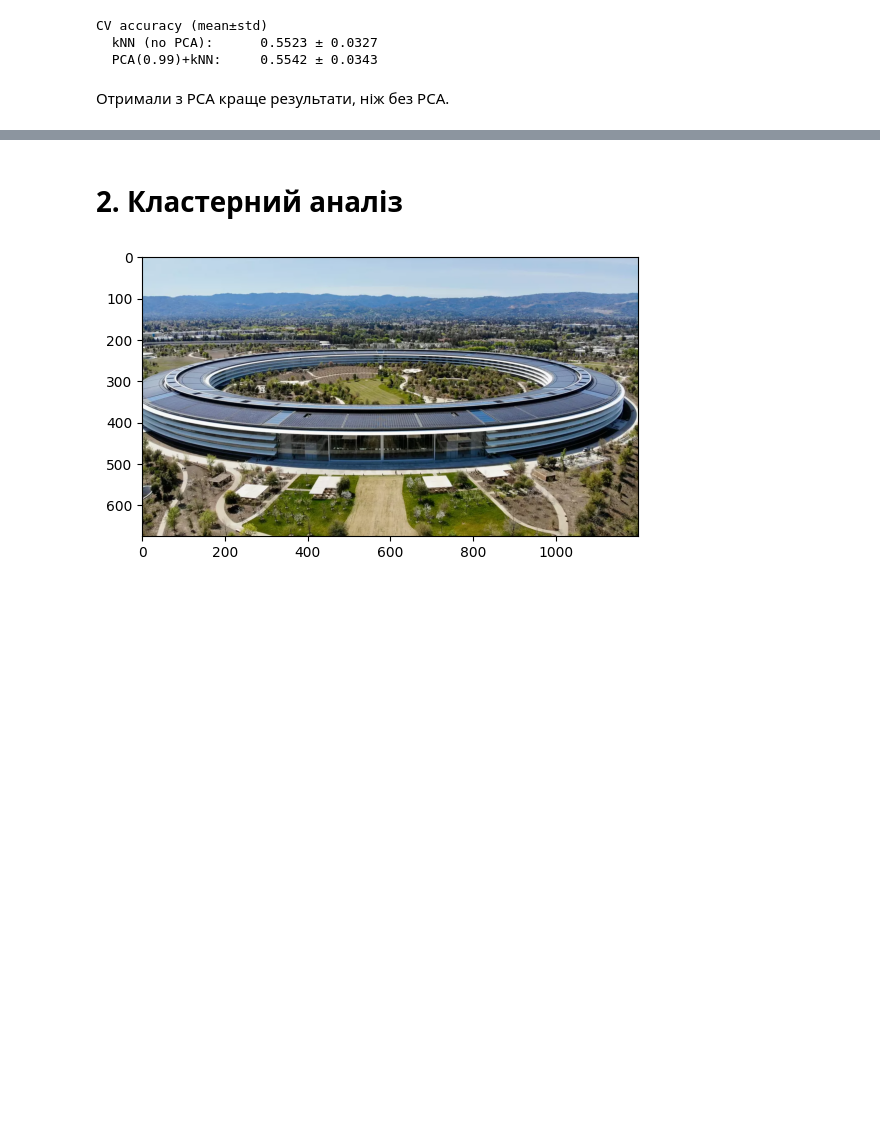
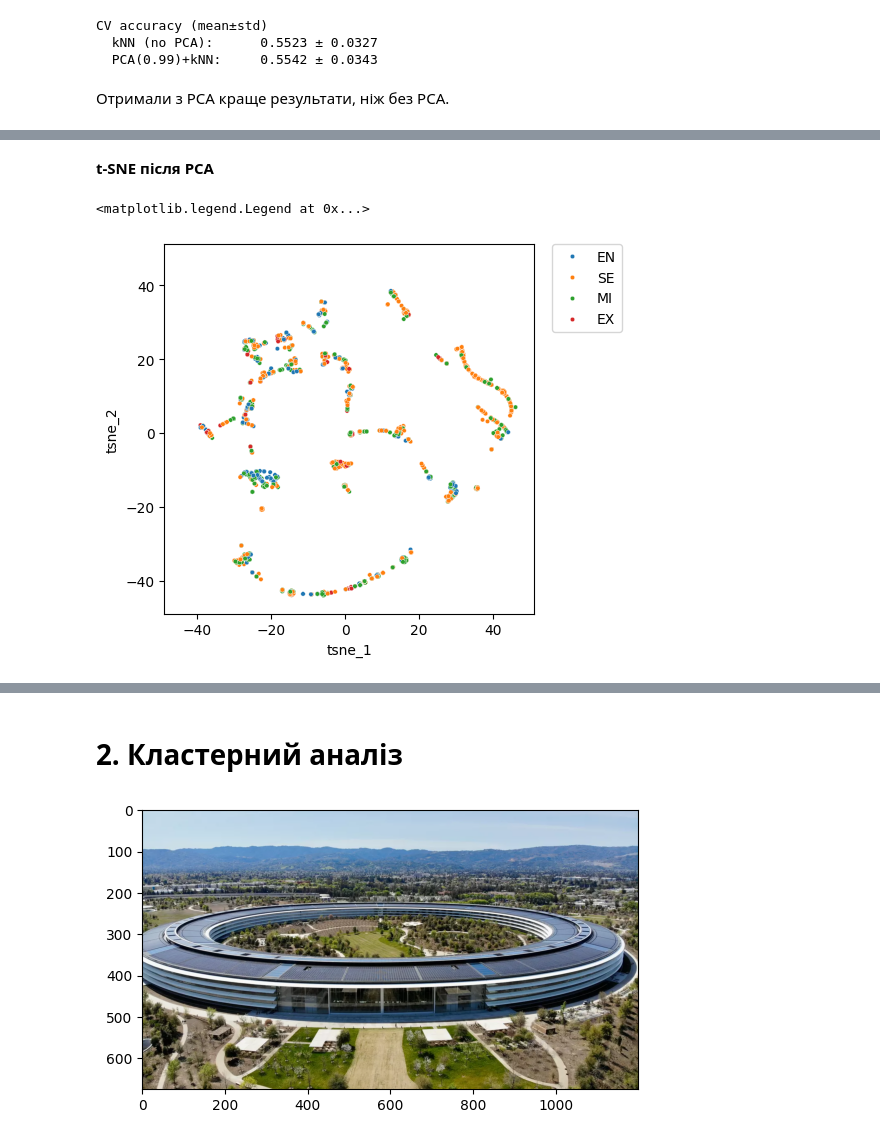
Before and after one commit to NataliaGon/kpi, a Jupyter notebook: Lab2.ipynb, the cells around one changed output, grey strips where cells are left out. Saved outputs shown, nothing was run; the diff lists cells and outputs as text; code cells hidden in the pictures; blank space fills up the shorter version.

```diff
--- a/Lab2.ipynb
+++ b/Lab2.ipynb
@@ -355,0 +380,34 @@ CV accuracy (mean±std)
+# %% [markdown]
+**t-SNE після PCA**
+# %%
+
+pca_for_tsne = PCA(n_components=0.95, svd_solver="full", random_state=42)
+X_pca_for_tsne = pca_for_tsne.fit_transform(X)
+
+tsne = TSNE(n_components=2, random_state=42, perplexity=30)
+tsne_result = tsne.fit_transform(X_pca_for_tsne)
+
+tsne_result_df = pd.DataFrame({
+    'tsne_1': tsne_result[:, 0],
+    'tsne_2': tsne_result[:, 1],
+    'label': y
+})
+
+fig, ax = plt.subplots(1)
+sns.scatterplot(
+    x='tsne_1',
+    y='tsne_2',
+    hue='label',
+    data=tsne_result_df,
+    ax=ax,
+    s=10
+)
+
+lim = (tsne_result.min() - 5, tsne_result.max() + 5)
+ax.set_xlim(lim)
+ax.set_ylim(lim)
+ax.set_aspect('equal')
+ax.legend(bbox_to_anchor=(1.05, 1), loc=2, borderaxespad=0.0)
+# %% [output]
+<matplotlib.legend.Legend at 0x...>
+[figure, added]
```
Also changed, not shown: parts of 9 cells of this notebook.
